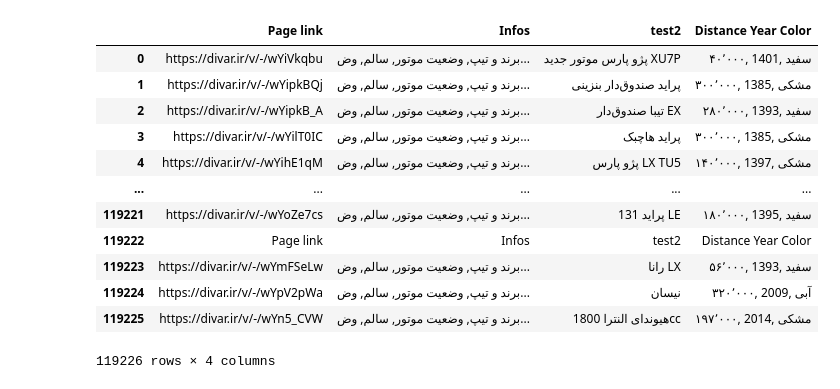
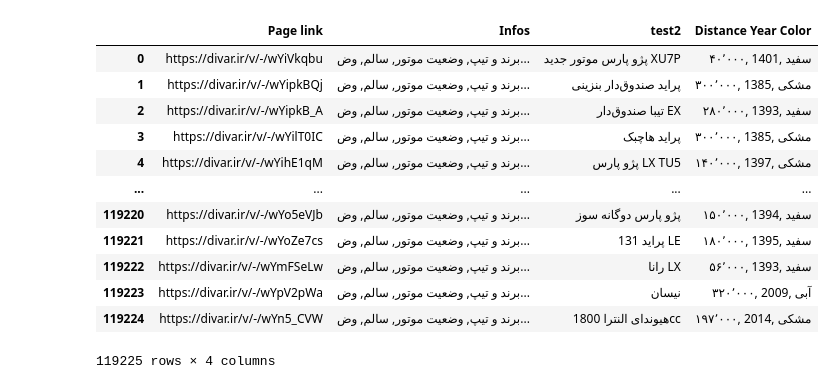
Before and after one commit to saeedbaninosrat/Divar-Scraping, a Jupyter notebook: scrapy/divar/Token/Cleaning/Data-Cleaner.ipynb, the cells around one changed output. Saved outputs shown, nothing was run; the diff lists cells and outputs as text; code cells hidden in the pictures.

```diff
--- a/scrapy/divar/Token/Cleaning/Data-Cleaner.ipynb
+++ b/scrapy/divar/Token/Cleaning/Data-Cleaner.ipynb
@@ -7,22 +7,23 @@ read_file = pd.read_csv('2nov.csv')
 read_file.to_csv("%s.csv"%filename, encoding='utf-8-sig', index=None,
                  header=True)
 # %%
+filename = "2nov"
 df = pd.read_csv(r'./%s.csv'%filename, encoding='utf-8-sig')
 df
 # %% [output]
 |  | Page link | Infos | test2 | Distance Year Color |
 | 0 | https://divar.ir/v/-/wYiVkqbu | برند و تیپ, وضعیت موتور, سالم, وض... | پژو پارس موتور جدید XU7P | ۴۰٬۰۰۰, 1401, سفید |
 | 1 | https://divar.ir/v/-/wYipkBQj | برند و تیپ, وضعیت موتور, سالم, وض... | پراید صندوق‌دار بنزینی | ۳۰۰٬۰۰۰, 1385, مشکی |
 | 2 | https://divar.ir/v/-/wYipkB_A | برند و تیپ, وضعیت موتور, سالم, وض... | تیبا صندوق‌دار EX | ۲۸۰٬۰۰۰, 1393, سفید |
 | 3 | https://divar.ir/v/-/wYilT0IC | برند و تیپ, وضعیت موتور, سالم, وض... | پراید هاچبک | ۳۰۰٬۰۰۰, 1385, مشکی |
 | 4 | https://divar.ir/v/-/wYihE1qM | برند و تیپ, وضعیت موتور, سالم, وض... | پژو پارس LX TU5 | ۱۴۰٬۰۰۰, 1397, مشکی |
 | ... | ... | ... | ... | ... |
+| 119220 | https://divar.ir/v/-/wYo5eVJb | برند و تیپ, وضعیت موتور, سالم, وض... | پژو پارس دوگانه سوز | ۱۵۰٬۰۰۰, 1394, سفید |
 | 119221 | https://divar.ir/v/-/wYoZe7cs | برند و تیپ, وضعیت موتور, سالم, وض... | پراید 131 LE | ۱۸۰٬۰۰۰, 1395, سفید |
-| 119222 | Page link | Infos | test2 | Distance Year Color |
-| 119223 | https://divar.ir/v/-/wYmFSeLw | برند و تیپ, وضعیت موتور, سالم, وض... | رانا LX | ۵۶٬۰۰۰, 1393, سفید |
-| 119224 | https://divar.ir/v/-/wYpV2pWa | برند و تیپ, وضعیت موتور, سالم, وض... | نیسان | ۳۲۰٬۰۰۰, 2009, آبی |
-| 119225 | https://divar.ir/v/-/wYn5_CVW | برند و تیپ, وضعیت موتور, سالم, وض... | هیوندای النترا 1800cc | ۱۹۷٬۰۰۰, 2014, مشکی |
+| 119222 | https://divar.ir/v/-/wYmFSeLw | برند و تیپ, وضعیت موتور, سالم, وض... | رانا LX | ۵۶٬۰۰۰, 1393, سفید |
+| 119223 | https://divar.ir/v/-/wYpV2pWa | برند و تیپ, وضعیت موتور, سالم, وض... | نیسان | ۳۲۰٬۰۰۰, 2009, آبی |
+| 119224 | https://divar.ir/v/-/wYn5_CVW | برند و تیپ, وضعیت موتور, سالم, وض... | هیوندای النترا 1800cc | ۱۹۷٬۰۰۰, 2014, مشکی |
-119226 rows × 4 columns
+119225 rows × 4 columns
 # %%
 motor = []
 chassis = []
```
Also changed, not shown: parts of 2 cells of this notebook, 7 other files.
